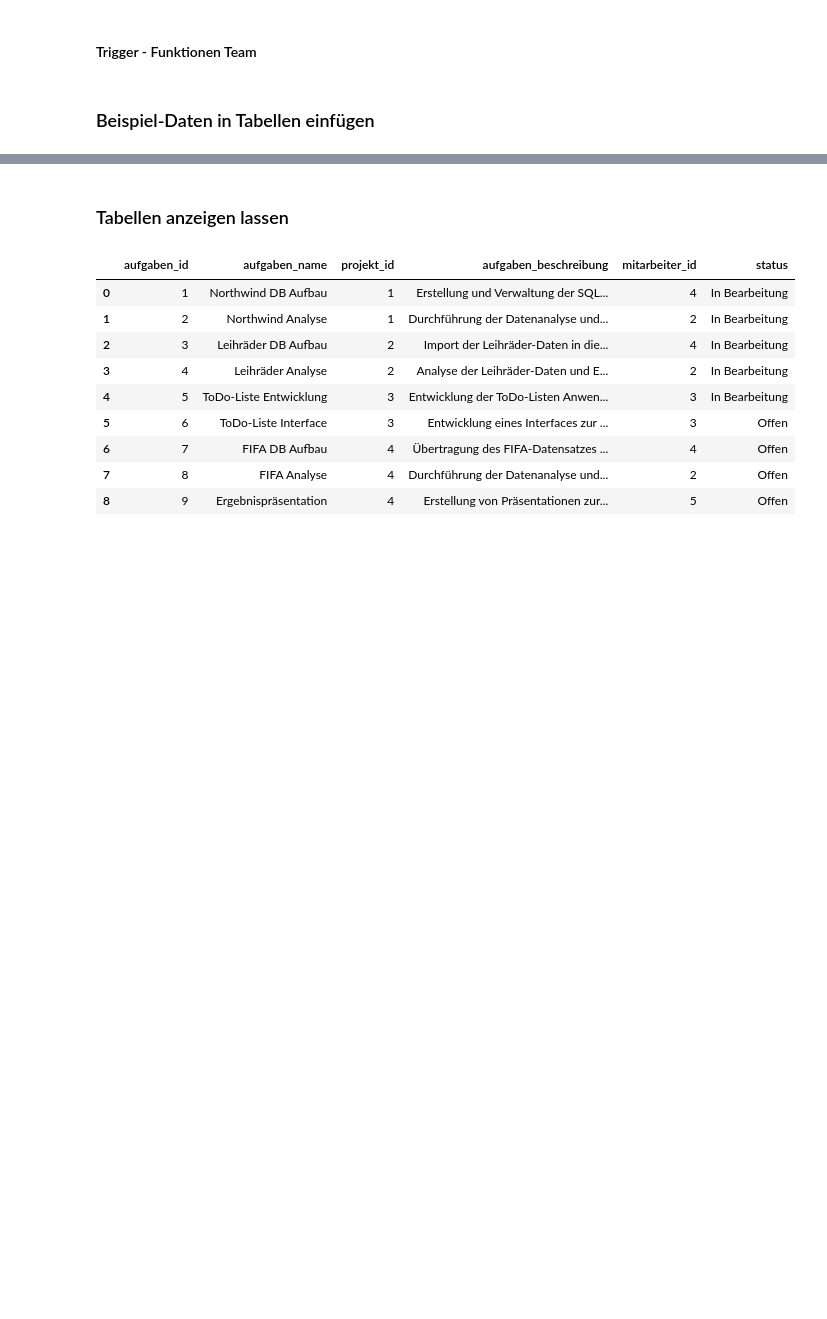
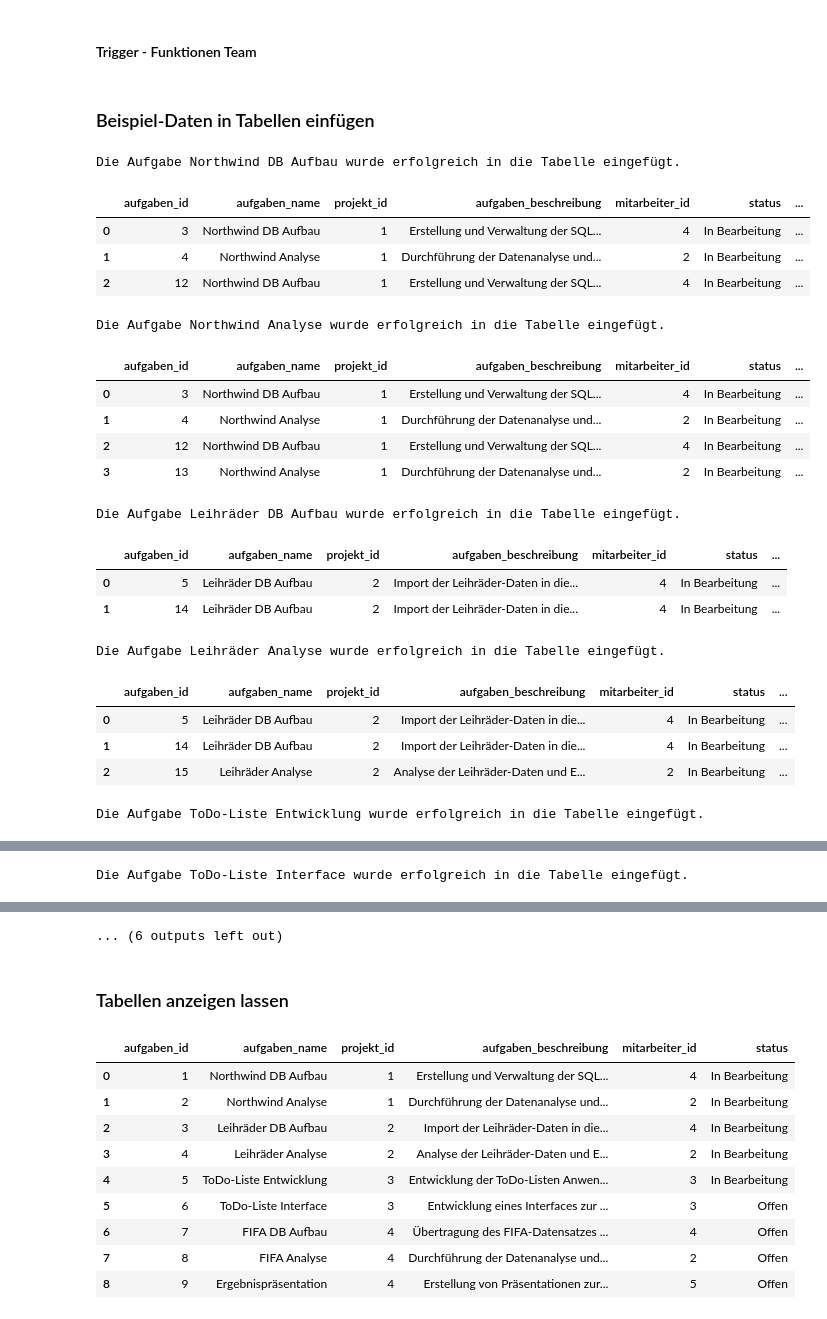
Before and after one commit to lisabeller/Praxisprojekt-SQL-Datenbank-todo-Liste, a Jupyter notebook: 202407_Datenbanken_SQL_Abschlussprojekt_LB.ipynb, the cells around one changed output, grey strips where cells are left out. Drawn from its saved outputs; the diff is of its cells as text; code cells hidden in the pictures; blank space fills up the shorter version.

Commit message:
classe aufgaben überarbeitet, funktionen erstellt

```diff
--- a/202407_Datenbanken_SQL_Abschlussprojekt_LB.ipynb
+++ b/202407_Datenbanken_SQL_Abschlussprojekt_LB.ipynb
@@ -58,7 +58,7 @@ with sa_eng.connect() as con:
                         projekt_name TEXT NOT NULL,
                         beschreibung TEXT,
                         startdatum DATE NOT NULL,
-                        enddatum DATE NOT NULL);
+                        enddatum DATE);
                      '''))
 
 # TABELLE - TEAM
@@ -86,6 +86,8 @@ with sa_eng.connect() as con:
 # aufgaben_beschreibung text
 # mitarbeiter_id FOREIGN KEY
 # status text
+# erstellungsdatum
+# faelligkeit
 
 with sa_eng.connect() as con:
     con.execute(text('''
@@ -96,6 +98,8 @@ with sa_eng.connect() as con:
             aufgaben_beschreibung TEXT,
             mitarbeiter_id INT,
             status TEXT,
+            erstellungsdatum TIMESTAMP DEFAULT CURRENT_TIMESTAMP,
+            faelligkeit DATE,
             FOREIGN KEY (projekt_id) REFERENCES projekte(projekt_id),
             FOREIGN KEY (mitarbeiter_id) REFERENCES team(mitarbeiter_id)
         );
@@ -593,47 +714,69 @@ team_5.insert()
 # BEISPIELDATEN Tabelle AUFGABEN
 aufgabe_1 = Aufgaben(None, 'Northwind DB Aufbau',
             'Erstellung und Verwaltung der SQL-Datenbank für Northwind.',
-            1, 4, 'In Bearbeitung')
+            1, 4, 'In Bearbeitung',None, None)
 
 aufgabe_2 = Aufgaben(None, 'Northwind Analyse',
             'Durchführung der Datenanalyse und Beantwortung der Fragen.',
-            1, 2, 'In Bearbeitung')
+            1, 2, 'In Bearbeitung',None, None)
 
 aufgabe_3 = Aufgaben(None, 'Leihräder DB Aufbau',
             'Import der Leihräder-Daten in die PostgreSQL-Datenbank und Einrichtung von Schlüsseln.',
-            2, 4, 'In Bearbeitung')
+            2, 4, 'In Bearbeitung',None, None)
 
 aufgabe_4 = Aufgaben(None, 'Leihräder Analyse',
             'Analyse der Leihräder-Daten und Erstellung von Berichten.',
-            2, 2, 'In Bearbeitung')
+            2, 2, 'In Bearbeitung',None, None)
 
 aufgabe_5 = Aufgaben(None, 'ToDo-Liste Entwicklung',
             'Entwicklung der ToDo-Listen Anwendung in Python und Verknüpfung mit SQL-Datenbank.',
-            3, 3, 'In Bearbeitung')
+            3, 3, 'In Bearbeitung',None, None)
 
 aufgabe_6 = Aufgaben(None, 'ToDo-Liste Interface',
             'Entwicklung eines Interfaces zur Bedienung der ToDo-Listen Anwendung.',
-            3, 3, 'Offen')
+            3, 3, 'Offen',None, None)
 
 aufgabe_7 = Aufgaben(None, 'FIFA DB Aufbau',
             'Übertragung des FIFA-Datensatzes in eine neue PostgreSQL-Datenbank.',
-            4, 4, 'Offen')
+            4, 4, 'Offen',None, None)
 
 aufgabe_8 = Aufgaben(None, 'FIFA Analyse',
             'Durchführung der Datenanalyse und Beantwortung der Fragen.',
-            4, 2, 'Offen')
+            4, 2, 'Offen',None, None)
 
 aufgabe_9 = Aufgaben(None, 'Ergebnispräsentation',
             'Erstellung von Präsentationen zur Vorstellung der Analyseergebnisse.',
-            4, 5, 'Offen')
+            4, 5, 'Offen',None, None)
 
 # Insert Funktion anwenden
 aufgabe_1.insert()
 aufgabe_2.insert()
 aufgabe_3.insert()
 aufgabe_4.insert()
 aufgabe_5.insert()
 aufgabe_6.insert()
 aufgabe_7.insert()
 aufgabe_8.insert()
 aufgabe_9.insert()
+# %% [output]
+Die Aufgabe Northwind DB Aufbau wurde erfolgreich in die Tabelle eingefügt.
+|  | aufgaben_id | aufgaben_name | projekt_id | aufgaben_beschreibung | mitarbeiter_id | status | ... |
+| 0 | 3 | Northwind DB Aufbau | 1 | Erstellung und Verwaltung der SQL... | 4 | In Bearbeitung | ... |
+| 1 | 4 | Northwind Analyse | 1 | Durchführung der Datenanalyse und... | 2 | In Bearbeitung | ... |
+| 2 | 12 | Northwind DB Aufbau | 1 | Erstellung und Verwaltung der SQL... | 4 | In Bearbeitung | ... |
+Die Aufgabe Northwind Analyse wurde erfolgreich in die Tabelle eingefügt.
+|  | aufgaben_id | aufgaben_name | projekt_id | aufgaben_beschreibung | mitarbeiter_id | status | ... |
+| 0 | 3 | Northwind DB Aufbau | 1 | Erstellung und Verwaltung der SQL... | 4 | In Bearbeitung | ... |
+| 1 | 4 | Northwind Analyse | 1 | Durchführung der Datenanalyse und... | 2 | In Bearbeitung | ... |
+| 2 | 12 | Northwind DB Aufbau | 1 | Erstellung und Verwaltung der SQL... | 4 | In Bearbeitung | ... |
+| 3 | 13 | Northwind Analyse | 1 | Durchführung der Datenanalyse und... | 2 | In Bearbeitung | ... |
+Die Aufgabe Leihräder DB Aufbau wurde erfolgreich in die Tabelle eingefügt.
+|  | aufgaben_id | aufgaben_name | projekt_id | aufgaben_beschreibung | mitarbeiter_id | status | ... |
+| 0 | 5 | Leihräder DB Aufbau | 2 | Import der Leihräder-Daten in die... | 4 | In Bearbeitung | ... |
+| 1 | 14 | Leihräder DB Aufbau | 2 | Import der Leihräder-Daten in die... | 4 | In Bearbeitung | ... |
+Die Aufgabe Leihräder Analyse wurde erfolgreich in die Tabelle eingefügt.
+|  | aufgaben_id | aufgaben_name | projekt_id | aufgaben_beschreibung | mitarbeiter_id | status | ... |
+| 0 | 5 | Leihräder DB Aufbau | 2 | Import der Leihräder-Daten in die... | 4 | In Bearbeitung | ... |
+| 1 | 14 | Leihräder DB Aufbau | 2 | Import der Leihräder-Daten in die... | 4 | In Bearbeitung | ... |
+| 2 | 15 | Leihräder Analyse | 2 | Analyse der Leihräder-Daten und E... | 2 | In Bearbeitung | ... |
+Die Aufgabe ToDo-Liste Entwicklung wurde erfolgreich in die Tabelle eingefügt.
@@ -639,0 +785 @@ aufgabe_9.insert()
+Die Aufgabe ToDo-Liste Interface wurde erfolgreich in die Tabelle eingefügt.
@@ -640,3 +789,4 @@ aufgabe_9.insert()
+... (6 outputs left out)
 # %%
 # Verbindung schließen
 sa_eng.dispose()
```
Also changed, not shown: parts of 8 cells of this notebook.
